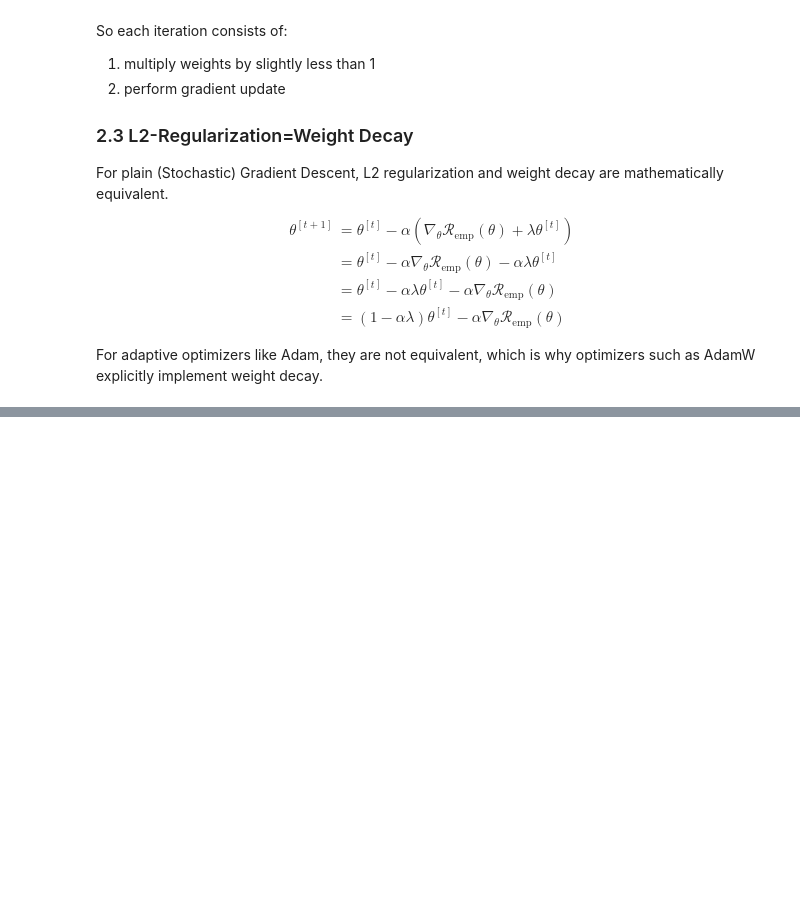
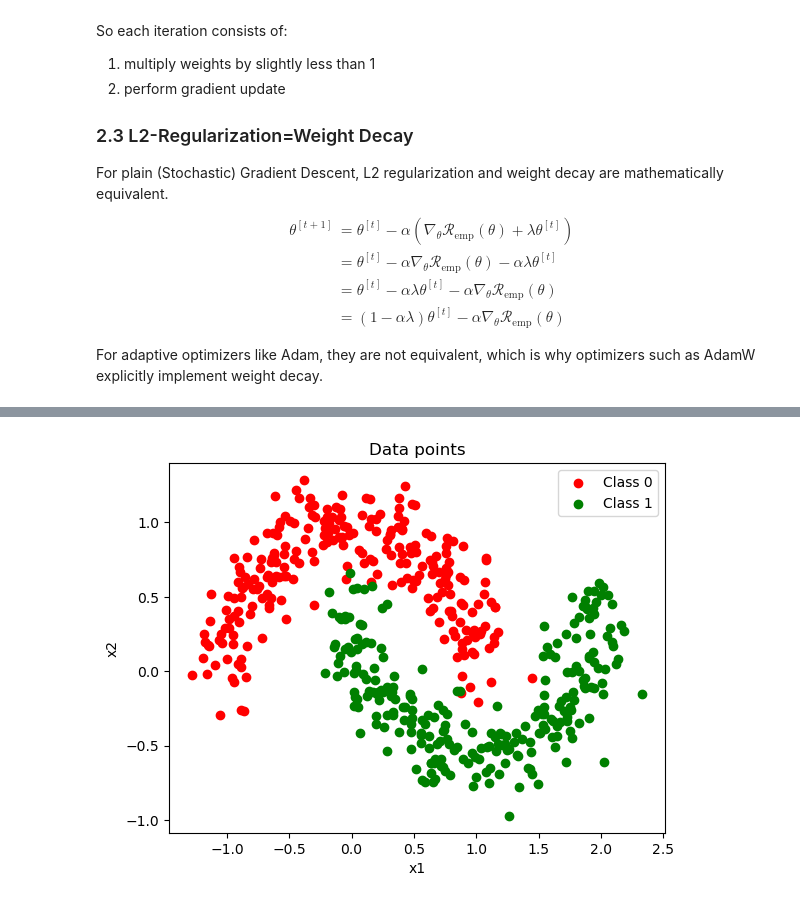
Before and after one commit to jci02/Machine-Learning-Theory, a Jupyter notebook: 1.Supervised Learning/Artificial Neural Networks/Deep Learning.ipynb, the cells around one changed output, grey strips where cells are left out. Drawn from its saved outputs; the diff is of its cells as text; code cells hidden in the pictures; blank space fills up the shorter version.

```diff
--- a/1.Supervised Learning/Artificial Neural Networks/Deep Learning.ipynb
+++ b/1.Supervised Learning/Artificial Neural Networks/Deep Learning.ipynb
@@ -149,0 +291,12 @@ For adaptive optimizers like Adam, they are not equivalent, which is why optimiz
+# %%
+X, y = make_moons(n_samples=500,noise=0.15,random_state=2029)
+#plt.scatter(X[:, 0], X[:, 1], c=y, cmap="coolwarm")
+plt.scatter(X[:,0][y==0],X[:,1][y==0],label="Class 0",c="red")
+plt.scatter(X[:,0][y==1],X[:,1][y==1],label="Class 1",c="green")
+plt.title("Data points")
+plt.xlabel("x1")
+plt.ylabel("x2")
+plt.legend()
+plt.show()
+# %% [output]
+[figure, added]
```
Also changed, not shown: parts of 3 cells of this notebook, 1 other file.
